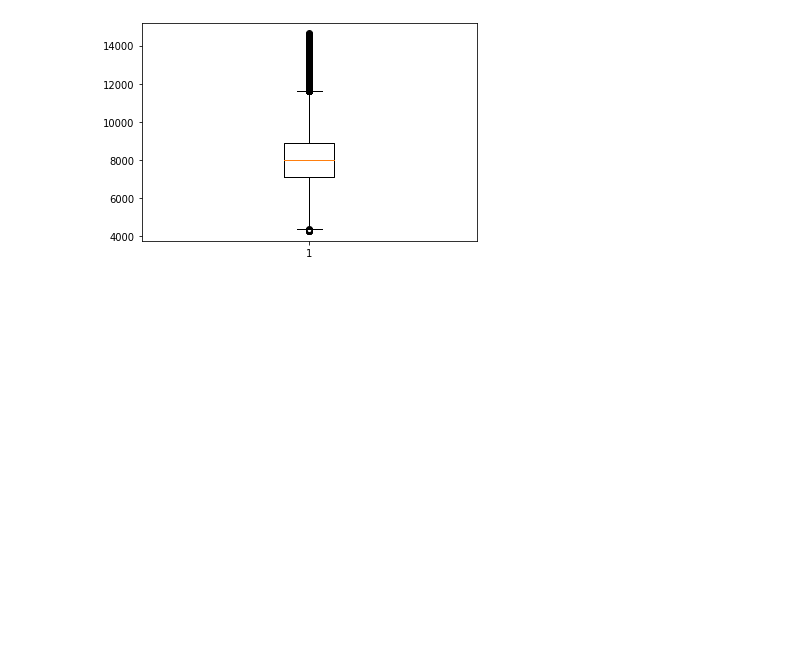
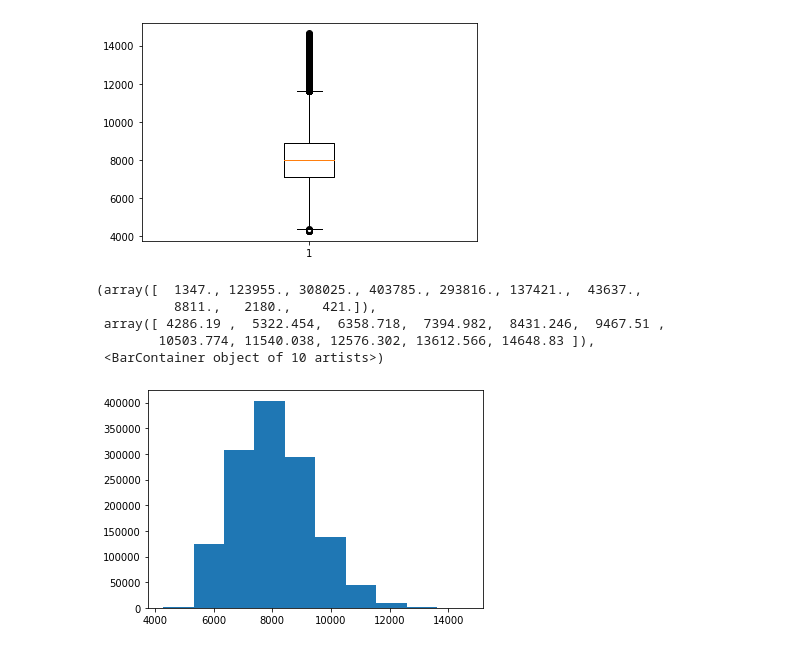
Before and after one commit to dmc-au/Team-A---Impacts-of-Household-PV-on-Grid-Demand, a Jupyter notebook: src/exploratory-analysis.ipynb, the cells around one changed output. Saved outputs shown, nothing was run; the diff lists cells and outputs as text; code cells hidden in the pictures; blank space fills up the shorter version.

```diff
--- a/src/GoogleColab.ipynb
+++ b/src/exploratory-analysis.ipynb
@@ -116,2 +117,11 @@ plt.show()
 # %% [output]
 [figure]
+# %%
+plt.hist(x=demand["TOTALDEMAND"])
+# %% [output]
+(array([  1347., 123955., 308025., 403785., 293816., 137421.,  43637.,
+          8811.,   2180.,    421.]),
+ array([ 4286.19 ,  5322.454,  6358.718,  7394.982,  8431.246,  9467.51 ,
+        10503.774, 11540.038, 12576.302, 13612.566, 14648.83 ]),
+ <BarContainer object of 10 artists>)
+[figure, added]
```
Also changed, not shown: parts of 6 cells of this notebook, 1 other file.
